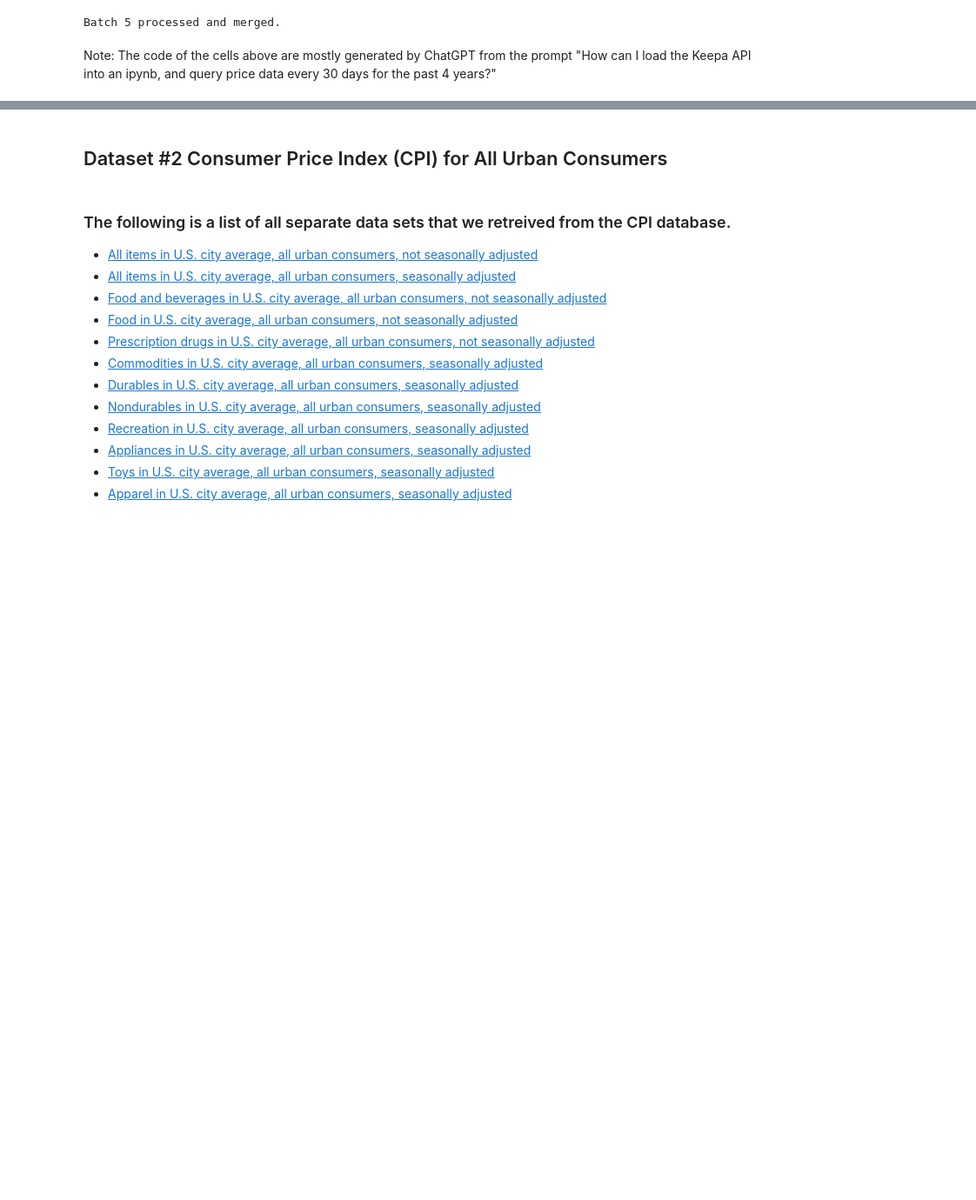
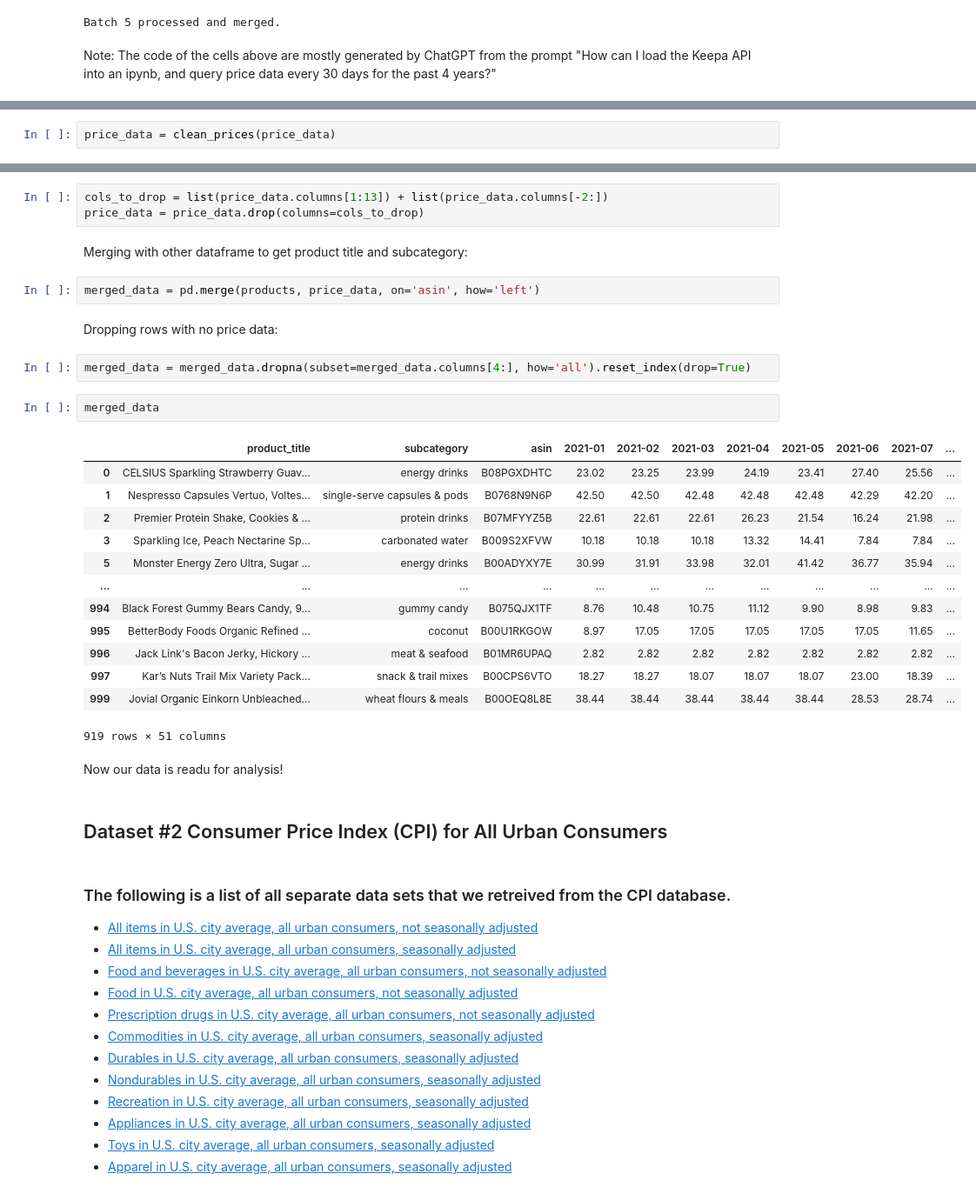
Before and after one commit to domwrm/Amazon-Pricing-Anlysis, a Jupyter notebook: DataCheckpoint_Group031_WI25.ipynb, the cells around one changed output, grey strips where cells are left out. Shown at 87% size. Cells and saved outputs as stored; diff of their text form; blank space fills up the shorter version.

```diff
--- a/DataCheckpoint_Group031_WI25.ipynb
+++ b/DataCheckpoint_Group031_WI25.ipynb
@@ -420,0 +413,2 @@ It looks like during the gathering process we accidentally missed 2 rows but tha
+# %%
+price_data = clean_prices(price_data)
@@ -421,3 +417,32 @@ It looks like during the gathering process we accidentally missed 2 rows but tha
+# %%
+cols_to_drop = list(price_data.columns[1:13]) + list(price_data.columns[-2:])
+price_data = price_data.drop(columns=cols_to_drop)
+# %% [markdown]
+Merging with other dataframe to get product title and subcategory:
+# %%
+merged_data = pd.merge(products, price_data, on='asin', how='left')
+# %% [markdown]
+Dropping rows with no price data:
+# %%
+merged_data = merged_data.dropna(subset=merged_data.columns[4:], how='all').reset_index(drop=True)
+# %%
+merged_data
+# %% [output]
+|  | product_title | subcategory | asin | 2021-01 | 2021-02 | 2021-03 | 2021-04 | 2021-05 | 2021-06 | 2021-07 | ... |
+| 0 | CELSIUS Sparkling Strawberry Guav... | energy drinks | B08PGXDHTC | 23.02 | 23.25 | 23.99 | 24.19 | 23.41 | 27.40 | 25.56 | ... |
+| 1 | Nespresso Capsules Vertuo, Voltes... | single-serve capsules & pods | B0768N9N6P | 42.50 | 42.50 | 42.48 | 42.48 | 42.48 | 42.29 | 42.20 | ... |
+| 2 | Premier Protein Shake, Cookies & ... | protein drinks | B07MFYYZ5B | 22.61 | 22.61 | 22.61 | 26.23 | 21.54 | 16.24 | 21.98 | ... |
+| 3 | Sparkling Ice, Peach Nectarine Sp... | carbonated water | B009S2XFVW | 10.18 | 10.18 | 10.18 | 13.32 | 14.41 | 7.84 | 7.84 | ... |
+| 5 | Monster Energy Zero Ultra, Sugar ... | energy drinks | B00ADYXY7E | 30.99 | 31.91 | 33.98 | 32.01 | 41.42 | 36.77 | 35.94 | ... |
+| ... | ... | ... | ... | ... | ... | ... | ... | ... | ... | ... | ... |
+| 994 | Black Forest Gummy Bears Candy, 9... | gummy candy | B075QJX1TF | 8.76 | 10.48 | 10.75 | 11.12 | 9.90 | 8.98 | 9.83 | ... |
+| 995 | BetterBody Foods Organic Refined ... | coconut | B00U1RKGOW | 8.97 | 17.05 | 17.05 | 17.05 | 17.05 | 17.05 | 11.65 | ... |
+| 996 | Jack Link's Bacon Jerky, Hickory ... | meat & seafood | B01MR6UPAQ | 2.82 | 2.82 | 2.82 | 2.82 | 2.82 | 2.82 | 2.82 | ... |
+| 997 | Kar’s Nuts Trail Mix Variety Pack... | snack & trail mixes | B00CPS6VTO | 18.27 | 18.27 | 18.07 | 18.07 | 18.07 | 23.00 | 18.39 | ... |
+| 999 | Jovial Organic Einkorn Unbleached... | wheat flours & meals | B00OEQ8L8E | 38.44 | 38.44 | 38.44 | 38.44 | 38.44 | 28.53 | 28.74 | ... |
+919 rows × 51 columns
+# %% [markdown]
+Now our data is readu for analysis!
 # %% [markdown]
 ## Dataset #2 Consumer Price Index (CPI) for All Urban Consumers
 # %% [markdown]
```
Also changed, not shown: parts of 23 cells of this notebook.
